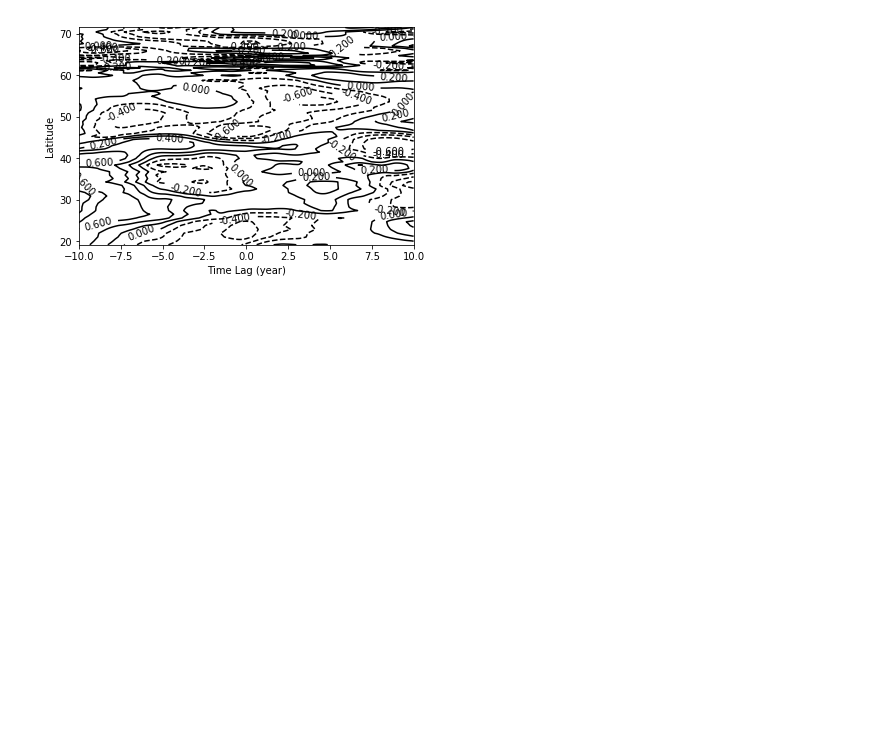
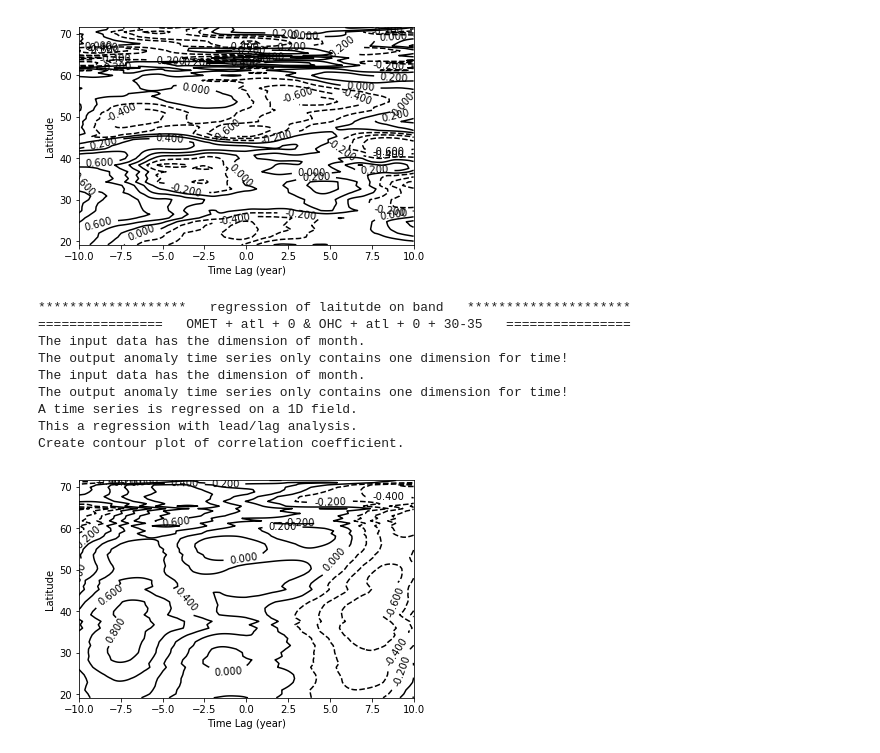
Before and after one commit to geek-yang/AirSeaFlow, a Jupyter notebook: Postprocessing/stat_OMET_OHC_oras_layer.ipynb, the cells around one changed output. Drawn from its saved outputs; the diff is of its cells as text; code cells hidden in the pictures; blank space fills up the shorter version.

Commit message:
update spatial regression between variables

```diff
--- a/Postprocessing/stat_OMET_OHC_oras_layer.ipynb
+++ b/Postprocessing/stat_OMET_OHC_oras_layer.ipynb
@@ -185,3 +189,31 @@ One time series is regressed on another.
 This a regression with lead/lag analysis.
 Create contour plot of correlation coefficient.
 [figure]
+# %%
+    print ('*******************   regression of laitutde on band   *********************')
+    print ('================   OMET + atl + 0 & OHC + atl + 0 + 30-35   ================')
+    stat_OHC_ORAS4 = meta.statistics.operator(OHC_atl_int_ORAS4_band_30_35)
+    stat_OHC_ORAS4.anomaly()
+    stat_OHC_ORAS4.detrend()
+    stat_OHC_ORAS4.lowpass(window=60, obj='detrend')
+    stat_OMET_ORAS4 = meta.statistics.operator(OMET_atl_int_ORAS4)
+    stat_OMET_ORAS4.anomaly()
+    stat_OMET_ORAS4.detrend()
+    stat_OMET_ORAS4.lowpass(window=60, obj='detrend')
+    lag = 120
+    k, r, p = meta.statistics.operator.linearRegress(stat_OHC_ORAS4._lowpass,
+                                                     stat_OMET_ORAS4._lowpass, lag)
+    meta.visualizer.plots.leadlagRegress(latitude_OMET_ORAS4[:74], r[:,:74], lag,
+                                         os.path.join(output_path, 'ohc_band',
+                                         'leadlag_ORAS4_atl_OHC_30_35_ERAI_AMET_interannual.png'))
+# %% [output]
+*******************   regression of laitutde on band   *********************
+================   OMET + atl + 0 & OHC + atl + 0 + 30-35   ================
+The input data has the dimension of month.
+The output anomaly time series only contains one dimension for time!
+The input data has the dimension of month.
+The output anomaly time series only contains one dimension for time!
+A time series is regressed on a 1D field.
+This a regression with lead/lag analysis.
+Create contour plot of correlation coefficient.
+[figure, added]
```
Also changed, not shown: parts of 3 cells of this notebook.
